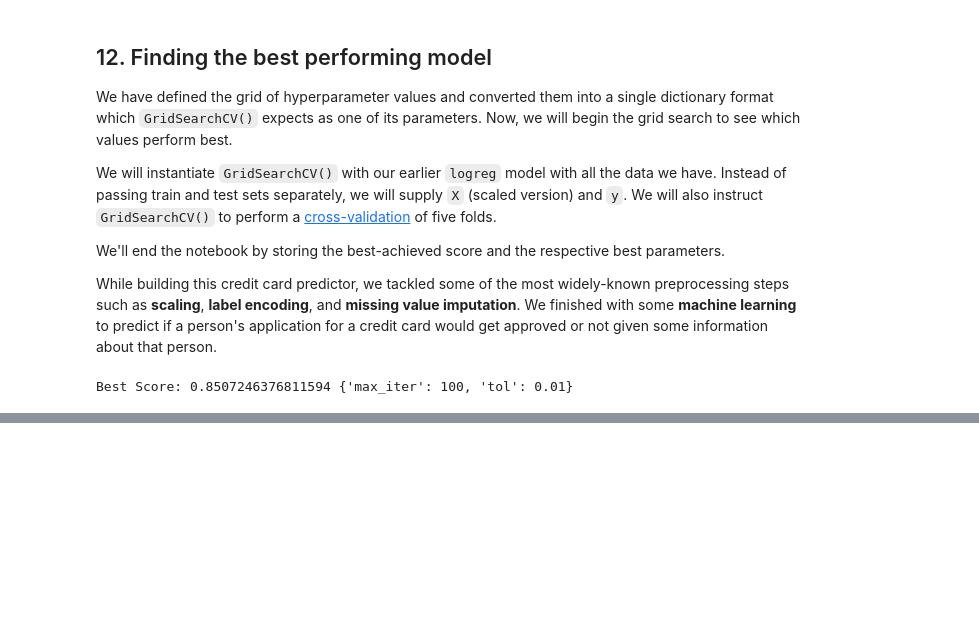
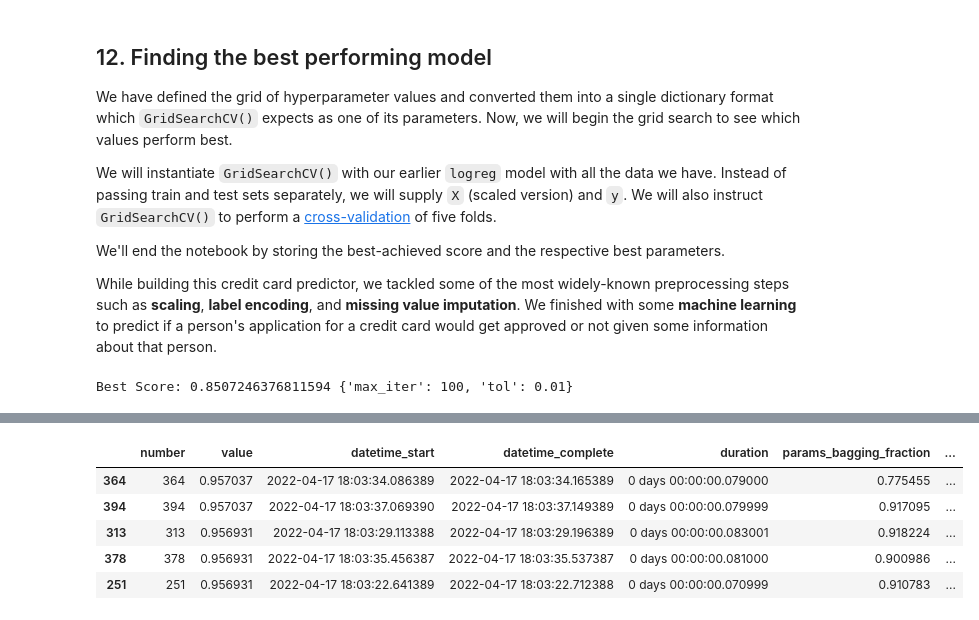
Before and after one commit to BengeanAdrian/ProiecteML, a Jupyter notebook: Predicting Credit Card Approvals/notebook.ipynb, the cells around one changed output, grey strips where cells are left out. Cells and saved outputs as stored; diff of their text form; code cells hidden in the pictures; blank space fills up the shorter version.

```diff
--- a/Predicting Credit Card Approvals/notebook.ipynb
+++ b/Predicting Credit Card Approvals/notebook.ipynb
@@ -556,0 +525,82 @@ Fitting 10 folds for each of 10 candidates, totalling 100 fits
+# %%
+import numpy as np
+import optuna
+
+import lightgbm as lgb
+import sklearn.datasets
+import sklearn.metrics
+from sklearn.model_selection import train_test_split
+import pickle
+
+class Objective:
+
+  def __init__(self):
+        self.best_booster = None
+        self._booster = None
+
+  def __call__(self,trial) :
+
+    dtrain = lgb.Dataset(train_x, label=train_y)
+    dvalid = lgb.Dataset(valid_x, label=valid_y)
+    param = {
+        "objective": "binary",
+        "metric": "auc",
+        "verbosity": -1,
+        "boosting_type": "gbdt",
+        "lambda_l1": trial.suggest_float("lambda_l1", 1e-8, 10.0),
+        "lambda_l2": trial.suggest_float("lambda_l2", 1e-8, 10.0),
+        "num_leaves": trial.suggest_int("num_leaves", 8, 256),
+        "feature_fraction": trial.suggest_float("feature_fraction", 0.4, 0.95),
+        "bagging_fraction": trial.suggest_float("bagging_fraction", 0.4, 0.95),
+        "bagging_freq": trial.suggest_int("bagging_freq", 0, 7),
+        "min_child_samples": trial.suggest_int("min_child_samples", 5, 100),
+        "n_estimators":trial.suggest_int("n_estimators",100,1000, log=True),
+        "max_depth":trial.suggest_int("max_depth",6,10),
+        'learning_rate': trial.suggest_float('learning_rate', 0.01,0.5),
+      }
+
+    # Add a callback for pruning.
+    pruning_callback = optuna.integration.LightGBMPruningCallback(trial, "auc")
+    gbm = lgb.train(param, dtrain, valid_sets=[dvalid], callbacks=[pruning_callback])
+    self._booster= gbm
+
+    preds = gbm.predict(valid_x)
+    pred_labels = np.rint(preds)
+    accuracy = sklearn.metrics.accuracy_score(valid_y, pred_labels)
+    return accuracy
+
+  def callback(self, study, trial):
+    if study.best_trial == trial:
+       self.best_booster = self._booster
+
+objective = Objective()
+
+study = optuna.create_study(pruner=optuna.pruners.MedianPruner(n_warmup_steps=10), direction="maximize")
+study.optimize(objective, n_trials=400,callbacks=[objective.callback])
+
+print("Best trial:")
+trial = study.best_trial
+
+print("  Value: {}".format(trial.value))
+
+print("  Params: ")
+for key, value in trial.params.items():
+    print("    {}: {}".format(key, value))
+
+best_model_LGBM = objective.best_booster
+print(best_model_LGBM)
+pickle.dump(best_model_LGBM, open("LGBM Model_Optimized_withOptuna.dat","wb"))
+
+new_preds= best_model_LGBM.predict(valid_x)
+new_pred_labels_Best_modelLGBM=np.rint(new_preds)
+
+print("Best score is:",sklearn.metrics.accuracy_score(valid_y, new_pred_labels_Best_modelLGBM))
+
+FIG=optuna.visualization.plot_optimization_history(study)
+FIG.show()
+FIG2=optuna.visualization.plot_slice(study)
+FIG2.show()
+data_frame=study.trials_dataframe()
+data_frame.sort_values(by='value',ascending=False, inplace=True)
+data_frame.head()
+# %% [output]
@@ -557,2 +641,8 @@ Fitting 10 folds for each of 10 candidates, totalling 100 fits
+|  | number | value | datetime_start | datetime_complete | duration | params_bagging_fraction | ... |
+| 364 | 364 | 0.957037 | 2022-04-17 18:03:34.086389 | 2022-04-17 18:03:34.165389 | 0 days 00:00:00.079000 | 0.775455 | ... |
+| 394 | 394 | 0.957037 | 2022-04-17 18:03:37.069390 | 2022-04-17 18:03:37.149389 | 0 days 00:00:00.079999 | 0.917095 | ... |
+| 313 | 313 | 0.956931 | 2022-04-17 18:03:29.113388 | 2022-04-17 18:03:29.196389 | 0 days 00:00:00.083001 | 0.918224 | ... |
+| 378 | 378 | 0.956931 | 2022-04-17 18:03:35.456387 | 2022-04-17 18:03:35.537387 | 0 days 00:00:00.081000 | 0.900986 | ... |
+| 251 | 251 | 0.956931 | 2022-04-17 18:03:22.641389 | 2022-04-17 18:03:22.712388 | 0 days 00:00:00.070999 | 0.910783 | ... |
 # %%
 import matplotlib.pyplot as plt
```
Also changed, not shown: parts of 9 cells of this notebook, 5 other files.
